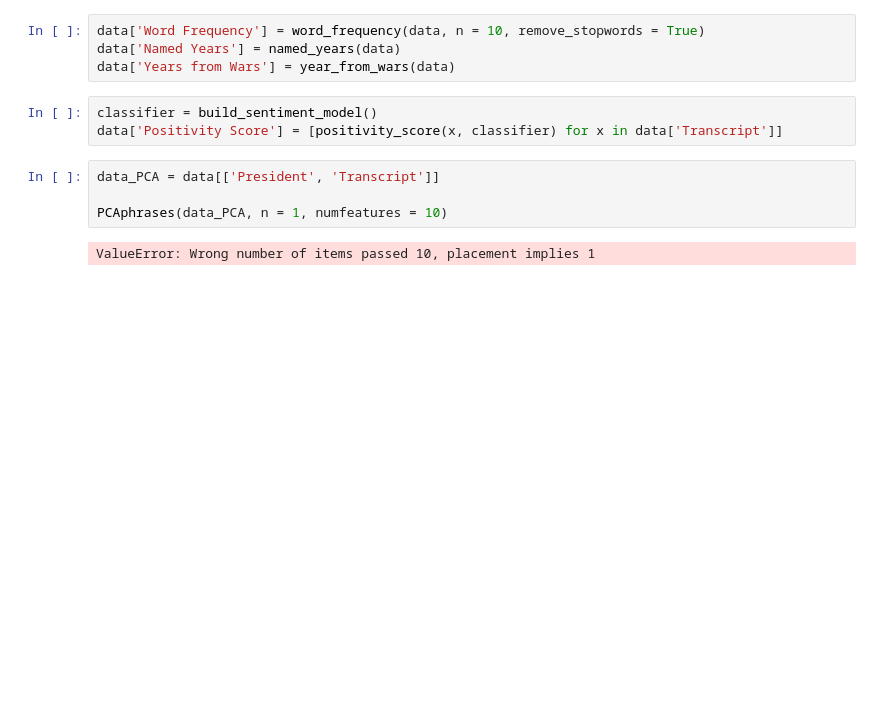
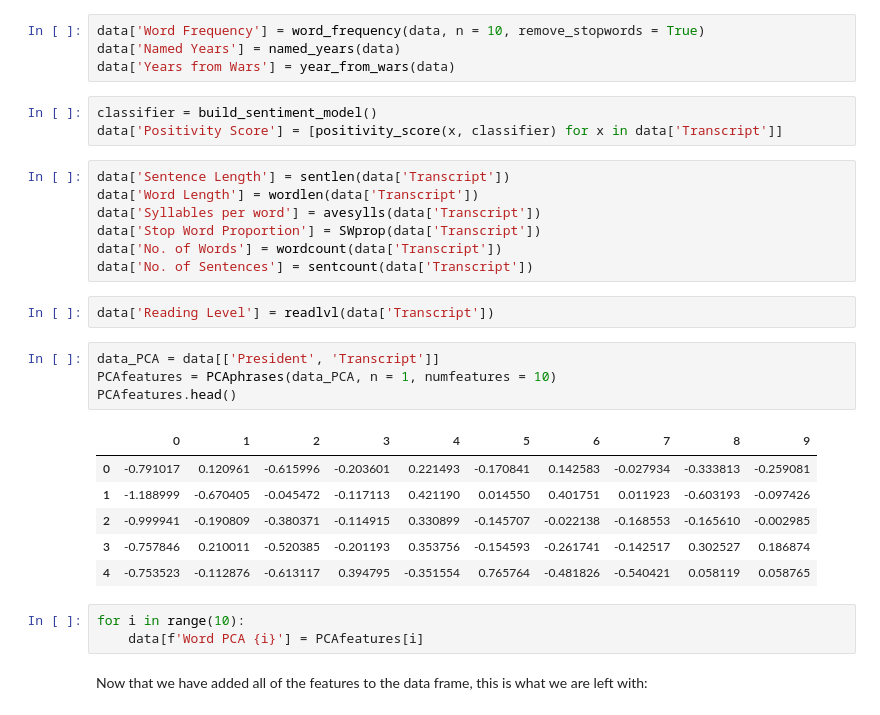
Before and after one commit to gianbatayola/CMSE-202-Project, a Jupyter notebook: Full_Presidential_Dataframe.ipynb, the cells around one changed output. Saved outputs shown, nothing was run; the diff lists cells and outputs as text; blank space fills up the shorter version.

```diff
--- a/Full_Presidential_Dataframe.ipynb
+++ b/Full_Presidential_Dataframe.ipynb
@@ -35,12 +74,31 @@ data['Years from Wars'] = year_from_wars(data)
 # %%
 classifier = build_sentiment_model()
 data['Positivity Score'] = [positivity_score(x, classifier) for x in data['Transcript']]
+# %%
+data['Sentence Length'] = sentlen(data['Transcript'])
+data['Word Length'] = wordlen(data['Transcript'])
+data['Syllables per word'] = avesylls(data['Transcript'])
+data['Stop Word Proportion'] = SWprop(data['Transcript'])
+data['No. of Words'] = wordcount(data['Transcript'])
+data['No. of Sentences'] = sentcount(data['Transcript'])
+# %%
+data['Reading Level'] = readlvl(data['Transcript'])
 # %%
 data_PCA = data[['President', 'Transcript']]
-
-PCAphrases(data_PCA, n = 1, numfeatures = 10)
+PCAfeatures = PCAphrases(data_PCA, n = 1, numfeatures = 10)
+PCAfeatures.head()
 # %% [output]
-ValueError: Wrong number of items passed 10, placement implies 1
+|  | 0 | 1 | 2 | 3 | 4 | 5 | 6 | 7 | 8 | 9 |
+| 0 | -0.791017 | 0.120961 | -0.615996 | -0.203601 | 0.221493 | -0.170841 | 0.142583 | -0.027934 | -0.333813 | -0.259081 |
+| 1 | -1.188999 | -0.670405 | -0.045472 | -0.117113 | 0.421190 | 0.014550 | 0.401751 | 0.011923 | -0.603193 | -0.097426 |
+| 2 | -0.999941 | -0.190809 | -0.380371 | -0.114915 | 0.330899 | -0.145707 | -0.022138 | -0.168553 | -0.165610 | -0.002985 |
+| 3 | -0.757846 | 0.210011 | -0.520385 | -0.201193 | 0.353756 | -0.154593 | -0.261741 | -0.142517 | 0.302527 | 0.186874 |
+| 4 | -0.753523 | -0.112876 | -0.613117 | 0.394795 | -0.351554 | 0.765764 | -0.481826 | -0.540421 | 0.058119 | 0.058765 |
+# %%
+for i in range(10):
+    data[f'Word PCA {i}'] = PCAfeatures[i]
+# %% [markdown]
+Now that we have added all of the features to the data frame, this is what we are left with:
 # %%
 data
 # %% [output]
```
Also changed, not shown: parts of 8 cells of this notebook, 3 other files.
